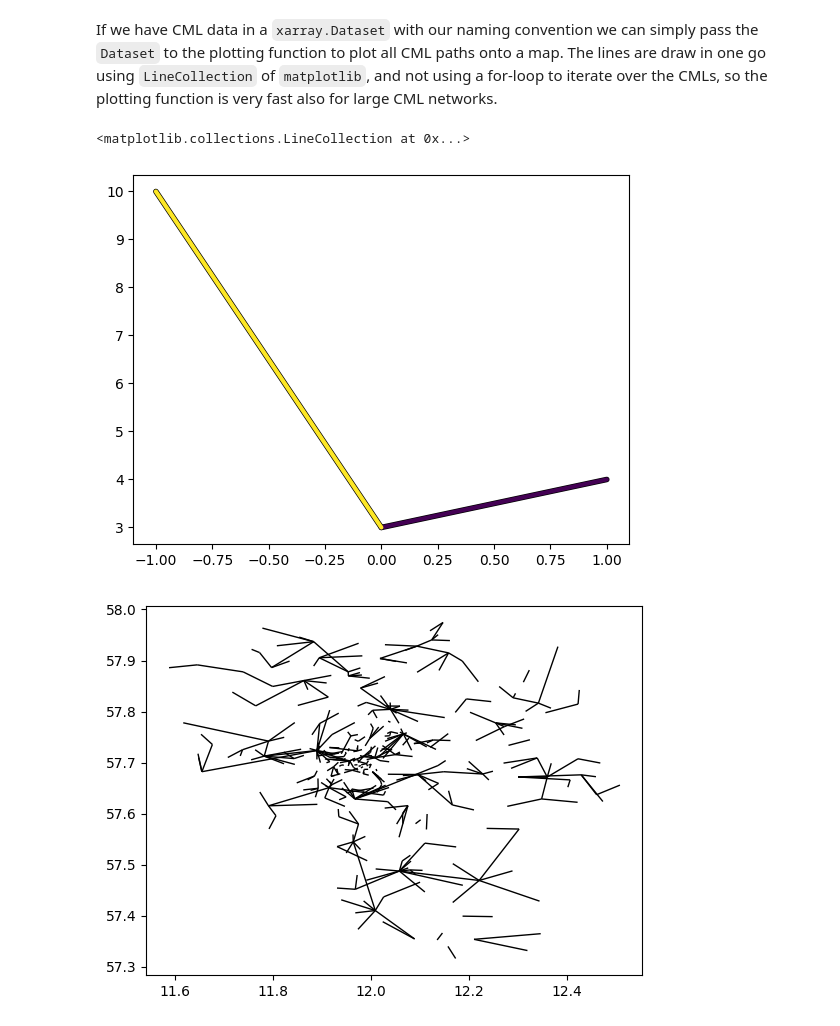
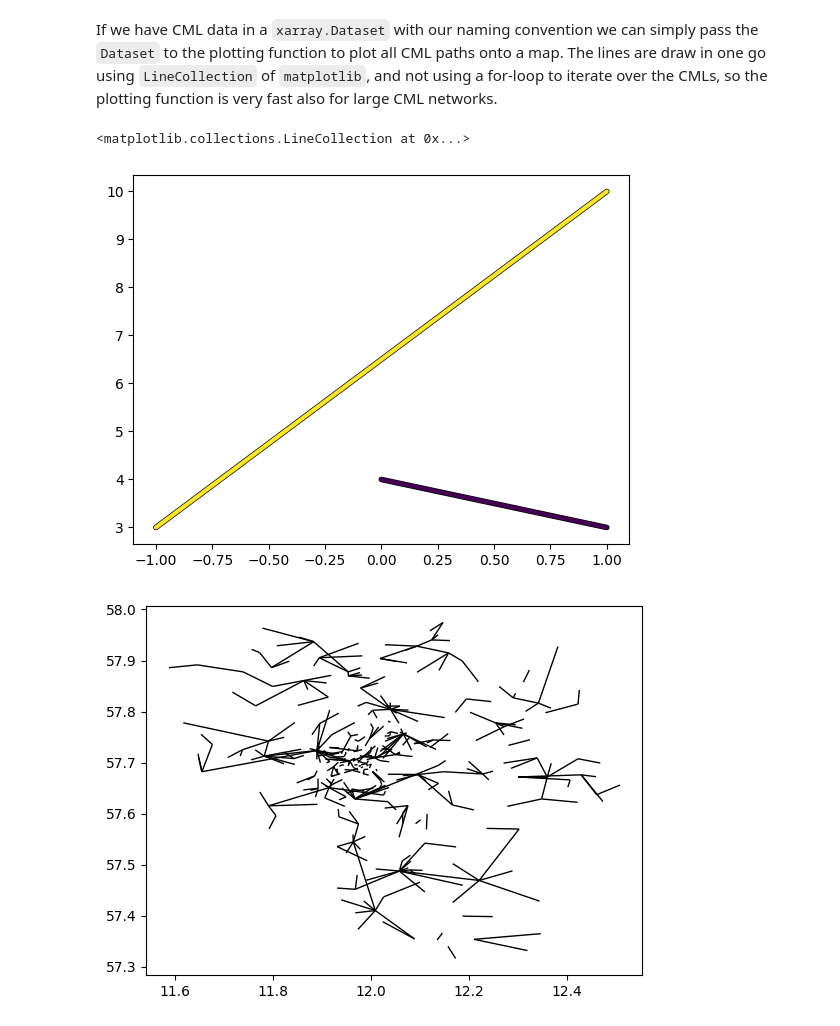
Before and after one commit to OpenSenseAction/poligrain, a Jupyter notebook: docs/notebooks/Plotting.ipynb, the cells around one changed output. Drawn from its saved outputs; the diff is of its cells as text; code cells hidden in the pictures.

```diff
--- a/docs/notebooks/Plotting.ipynb
+++ b/docs/notebooks/Plotting.ipynb
@@ -19,10 +19,10 @@ If we have CML data in a `xarray.Dataset` with our naming convention we can simp
 # %%
 ds_cmls = xr.open_dataset("../../tests/test_data/openMRG_CML_180minutes.nc")
 # %%
-plg.plot_map.scatter_lines([1, -1], [0, 0], [3, 3], [4, 10], c=[0, 1])
+plg.plot_map.scatter_lines([1, -1], [3, 3], [0, 1], [4, 10], c=[0, 1])
 # %% [output]
 <matplotlib.collections.LineCollection at 0x...>
-[figure, old version]
+[figure, new version]
 # %%
 plg.plot_map.plot_lines(ds_cmls);
 # %% [output]
```
Also changed, not shown: 1 other file.
